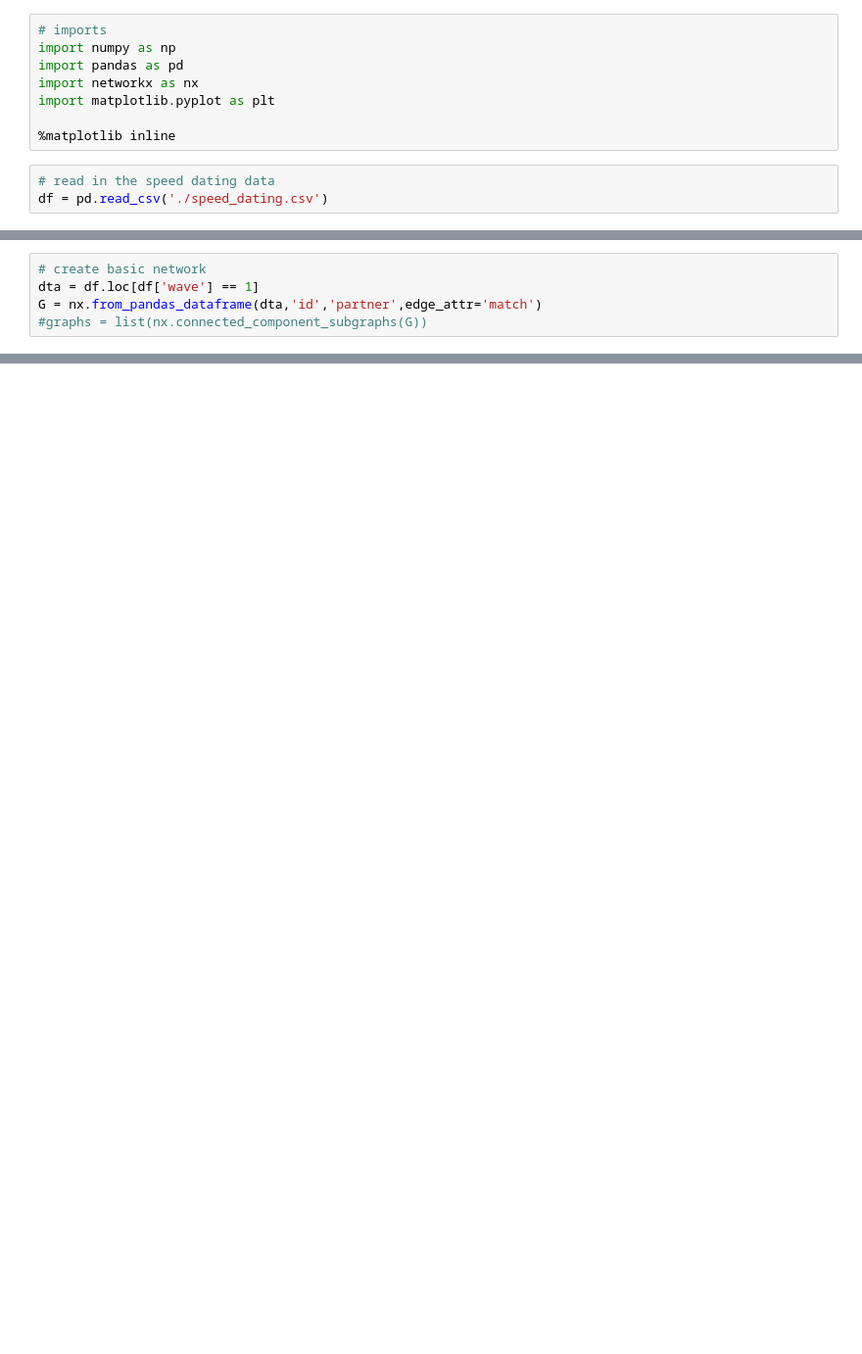
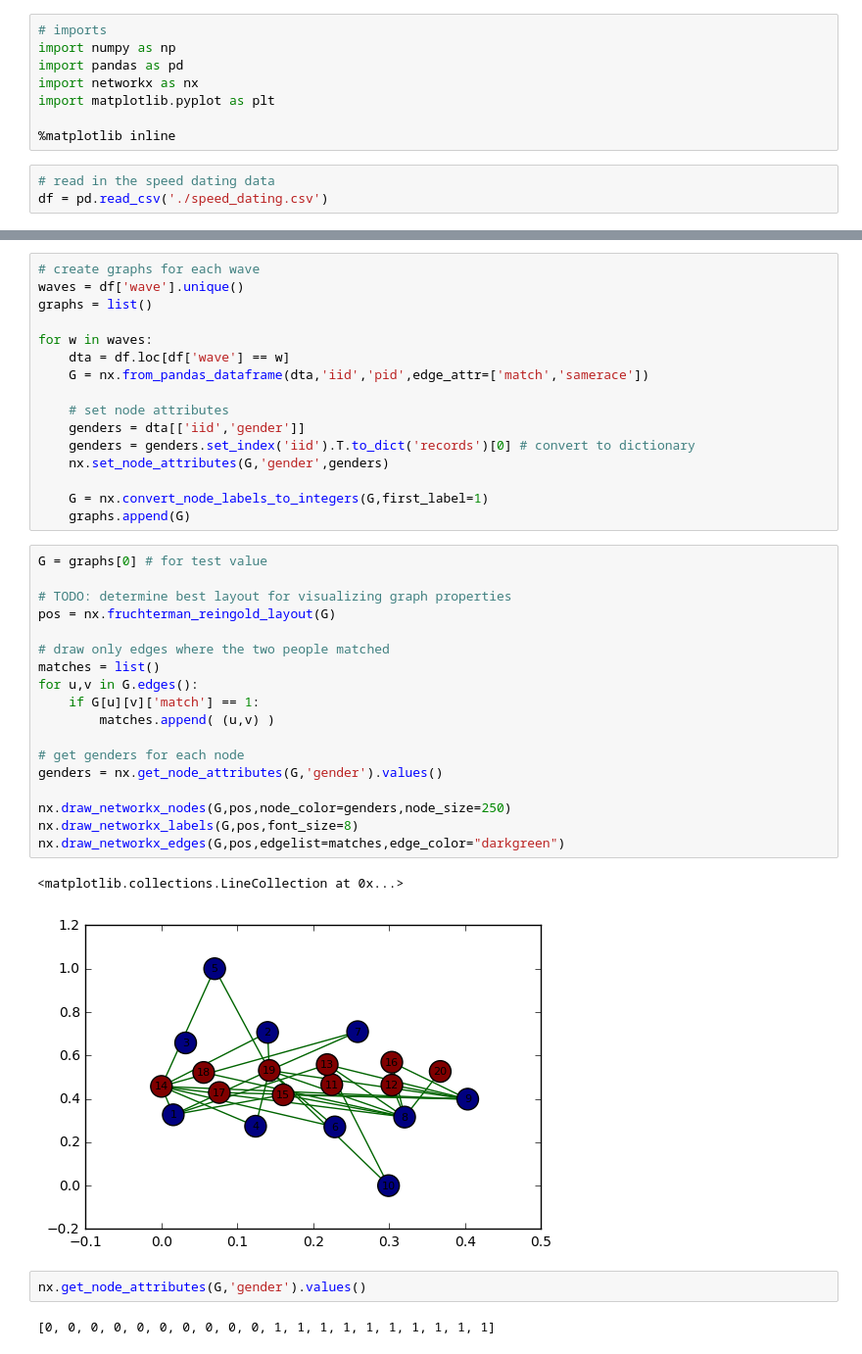
Before and after one commit to rshen36/math17, a Jupyter notebook: project.ipynb, the cells around one changed output, grey strips where cells are left out. Shown: that part at 98% size. Drawn from its saved outputs; the diff is of its cells as text; blank space fills up the shorter version.

Commit message:
fixed edges on wave graph; added coloring nodes by gender to wave graphs

```diff
--- a/project.ipynb
+++ b/project.ipynb
@@ -29,5 +11,0 @@ df.head()
-# %%
-# create basic network
-dta = df.loc[df['wave'] == 1]
-G = nx.from_pandas_dataframe(dta,'id','partner',edge_attr='match')
-#graphs = list(nx.connected_component_subgraphs(G))
@@ -41,0 +25,41 @@ nx.draw(G,pos,edges=e,node_color='lightblue',edge_color=colors,width=3,
+# %%
+# create graphs for each wave
+waves = df['wave'].unique()
+graphs = list()
+
+for w in waves:
+    dta = df.loc[df['wave'] == w]
+    G = nx.from_pandas_dataframe(dta,'iid','pid',edge_attr=['match','samerace'])
+
+    # set node attributes
+    genders = dta[['iid','gender']]
+    genders = genders.set_index('iid').T.to_dict('records')[0] # convert to dictionary
+    nx.set_node_attributes(G,'gender',genders)
+
+    G = nx.convert_node_labels_to_integers(G,first_label=1)
+    graphs.append(G)
+# %%
+G = graphs[0] # for test value
+
+# TODO: determine best layout for visualizing graph properties
+pos = nx.fruchterman_reingold_layout(G)
+
+# draw only edges where the two people matched
+matches = list()
+for u,v in G.edges():
+    if G[u][v]['match'] == 1:
+        matches.append( (u,v) )
+
+# get genders for each node
+genders = nx.get_node_attributes(G,'gender').values()
+
+nx.draw_networkx_nodes(G,pos,node_color=genders,node_size=250)
+nx.draw_networkx_labels(G,pos,font_size=8)
+nx.draw_networkx_edges(G,pos,edgelist=matches,edge_color="darkgreen")
+# %% [output]
+<matplotlib.collections.LineCollection at 0x...>
+[figure, added]
+# %%
+nx.get_node_attributes(G,'gender').values()
+# %% [output]
+[0, 0, 0, 0, 0, 0, 0, 0, 0, 0, 1, 1, 1, 1, 1, 1, 1, 1, 1, 1]
```
Also changed, not shown: parts of 3 cells of this notebook.
